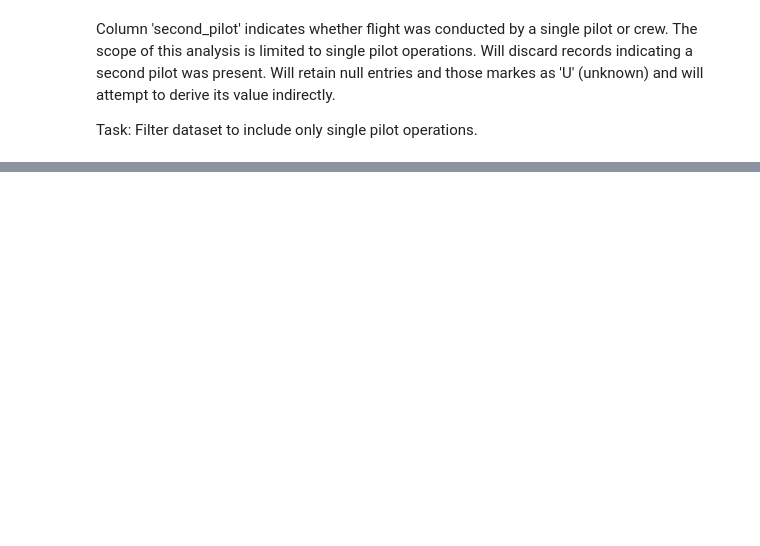
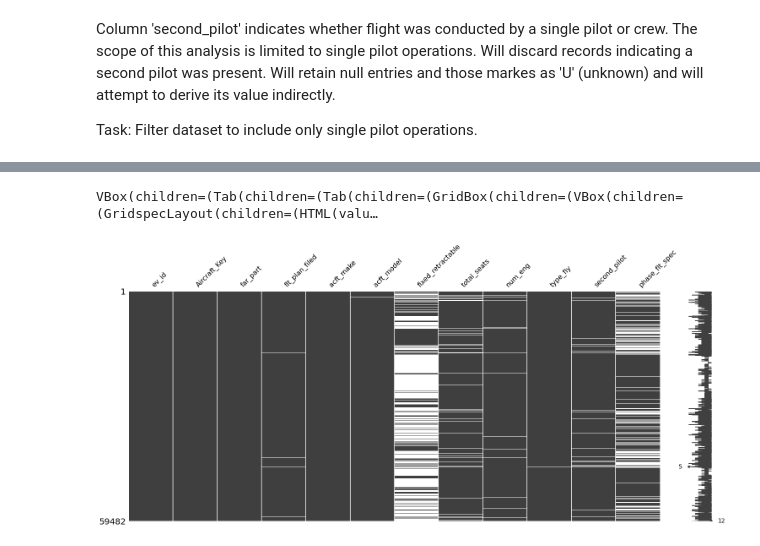
Before and after one commit to birr-data/capstone2, a Jupyter notebook: notebooks/1.0-mjg-data-wrangling.ipynb, the cells around one changed output, grey strips where cells are left out. Drawn from its saved outputs; the diff is of its cells as text; code cells hidden in the pictures; blank space fills up the shorter version.

Commit message:
Update: Update data-wrangling notebook - aircraft data set finalized

```diff
--- a/notebooks/1.0-mjg-data-wrangling.ipynb
+++ b/notebooks/1.0-mjg-data-wrangling.ipynb
@@ -89,7 +86,7 @@ Retained records: 091, 091F, 091K - General Aviation
                   103             - Ultralight aircraft
                   UNK             - to check if record is GA by other means
 # %%
-aircraft_ga = aircraft[aircraft['far_part'].isin(['091 ', '091F', '091K', '103 ', 'UNK'])]
-print(len(aircraft_ga))
+aircraft_ga = aircraft[aircraft['far_part'].isin(['91', '091F', '091K', '103', 'UNK'])]
+print(aircraft_ga.shape)
 aircraft_ga.far_part.unique()
 # %% [output]
@@ -109,5 +117,4 @@ print(aircraft_ga_single.shape)
 # %%
-print(aircraft_ga_single['phase_flt_spec'].unique())
 aircraft_ga_single['phase_flt_spec'].fillna(0, inplace=True)
 aircraft_ga_single['phase_flt_spec'].astype(int)
 
@@ -127,7 +134,7 @@ phase_codes ={ 500:'Standing', 501:'Standing - pre-flight', 502: 'Standing - sta
                576: 'Emergency descent/landing', 580: 'Maneuvering', 581: 'Maneuvering - aerial application',
                582: 'Maneuvering - turn to reverse direction', 583: 'Maneuvering - turn to landing area (emergency)',
                590: 'Hover', 591: 'Hover - in ground effect', 592: 'Hover - out of ground effect', 600: 'Other', 610:'Unknown',
-               0: 'null'}
+               0: None}
 
 aircraft_ga_single['phase_flt_spec'] = aircraft_ga_single['phase_flt_spec'].map(phase_codes)
 print(aircraft_ga_single['phase_flt_spec'].unique())
@@ -160,0 +188,10 @@ See the caveats in the documentation: https://pandas.pydata.org/pandas-docs/stab
+# %%
+#final profile
+generate_profile(aircraft_ga_single)
+# %% [output]
+VBox(children=(Tab(children=(Tab(children=(GridBox(children=(VBox(children=(GridspecLayout(children=(HTML(valu…
+# %%
+msno.matrix(aircraft_ga_single)
+plt.show()
+# %% [output]
+[figure, added]
```
Also changed, not shown: parts of 14 cells of this notebook.
